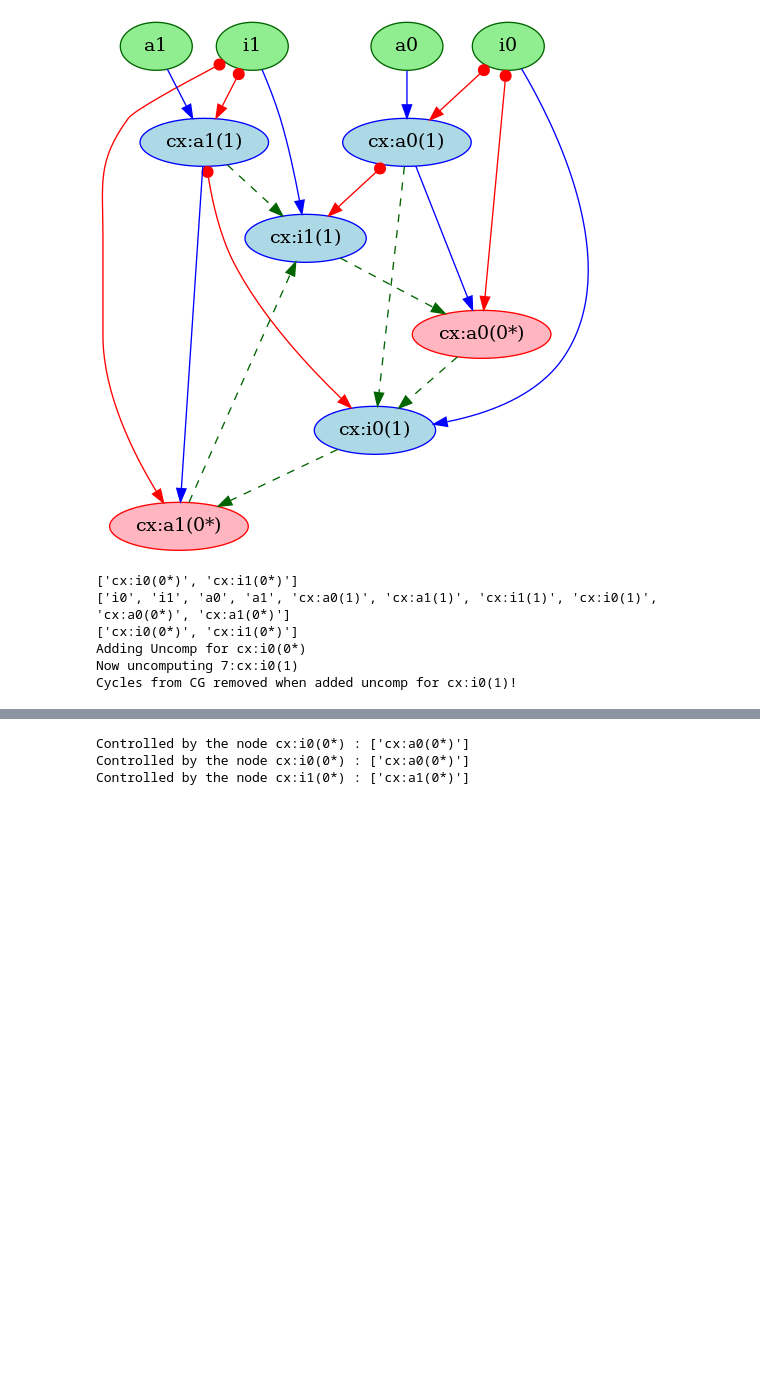
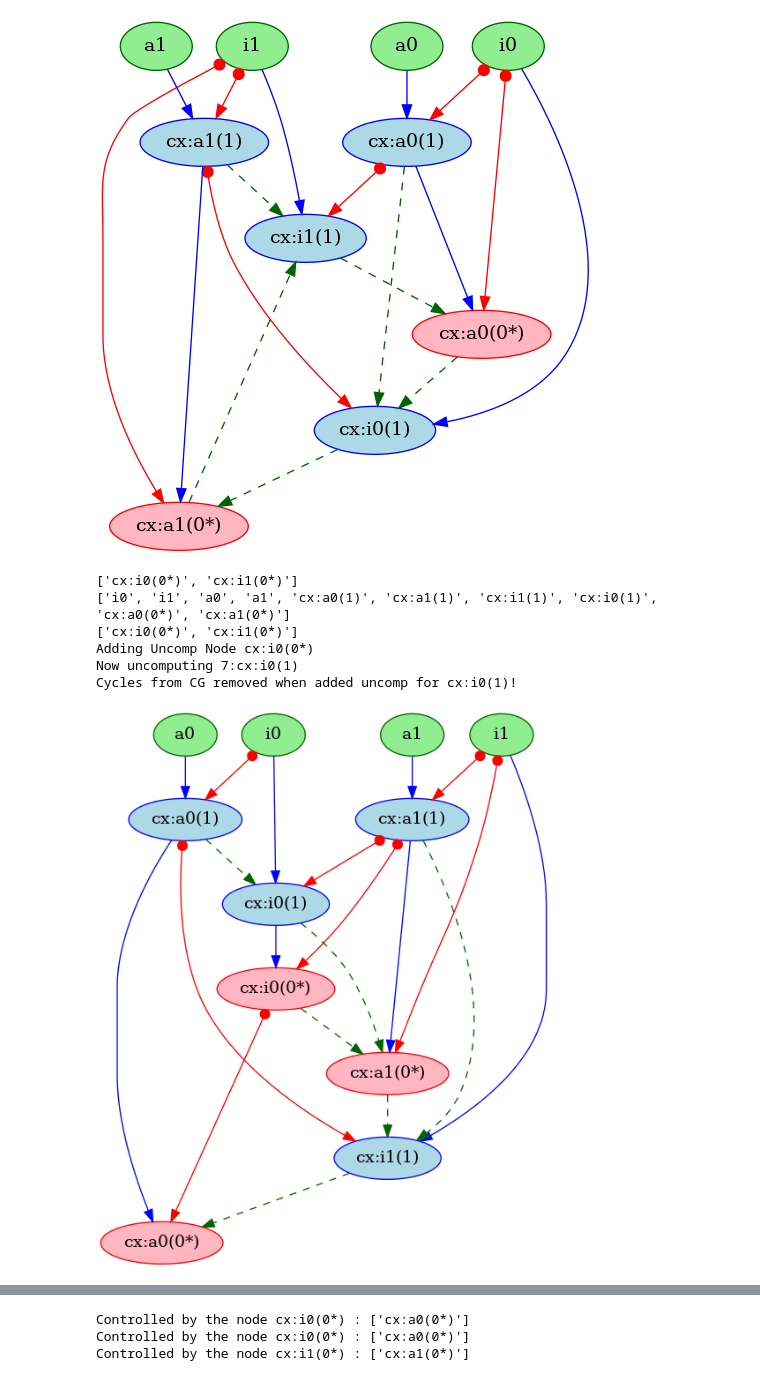
Before and after one commit to ashutiw2k/PartialUncomputationAndBennetts, a Jupyter notebook: testnotebooks/TestGateReorderingAlgo.ipynb, the cells around one changed output, grey strips where cells are left out. Saved outputs shown, nothing was run; the diff lists cells and outputs as text; code cells hidden in the pictures; blank space fills up the shorter version.

```diff
--- a/testnotebooks/TestGateReorderingAlgo.ipynb
+++ b/testnotebooks/TestGateReorderingAlgo.ipynb
@@ -67,12 +67,9 @@ graphviz_draw(cyclic_ucg, node_attr_fn=node_attr, edge_attr_fn=edge_attr)
 # %% [output]
 [figure]
 # %%
-from helperfunctions.graphhelper import CGNode
+from helperfunctions.graphhelper import CGNode, get_simple_labels
 from helperfunctions.reversecircuitgraph import add_uncomp_input_node
 from helperfunctions.uncompfunctions import get_comp_node_index
-
-def get_simple_labels(node_list):
-    return [node.simple_graph_label() for node in node_list]
 
 # def get_extra_nodes(node_list_main:List[CGNode], node_list_extra:List[CGNode]):
 #     pass
@@ -125,7 +122,7 @@ def add_and_reorder_circuit_gates(reduced_circuit_graph:rustworkx.PyDiGraph, cyc
     for node in reduced_input_uncomp_nodes_sorted:
         if rustworkx.digraph_find_cycle(cyclic_cg_copy):
             print(f'Adding Uncomp Node {node.simple_graph_label()}')
-            comp_node_index = get_comp_node_index(reduced_circuit_graph, node.index)
+            comp_node_index = get_comp_node_index(reduced_circuit_graph, node.index, plus_nodenum=1)
 
             cyclic_cg_copy = add_uncomp_input_node(comp_node_index, cyclic_cg_copy)
         else:
@@ -139,6 +136,10 @@ new_reduced_ucg = add_and_reorder_circuit_gates(bennetts_ucg, cyclic_ucg)
 ['cx:i0(0*)', 'cx:i1(0*)']
 ['i0', 'i1', 'a0', 'a1', 'cx:a0(1)', 'cx:a1(1)', 'cx:i1(1)', 'cx:i0(1)', 'cx:a0(0*)', 'cx:a1(0*)']
 ['cx:i0(0*)', 'cx:i1(0*)']
-Adding Uncomp for cx:i0(0*)
+Adding Uncomp Node cx:i0(0*)
 Now uncomputing 7:cx:i0(1)
 Cycles from CG removed when added uncomp for cx:i0(1)!
+# %%
+graphviz_draw(new_reduced_ucg, node_attr_fn=node_attr, edge_attr_fn=edge_attr)
+# %% [output]
+[figure, added]
```
Also changed, not shown: parts of 1 cell of this notebook, 12 other files.
